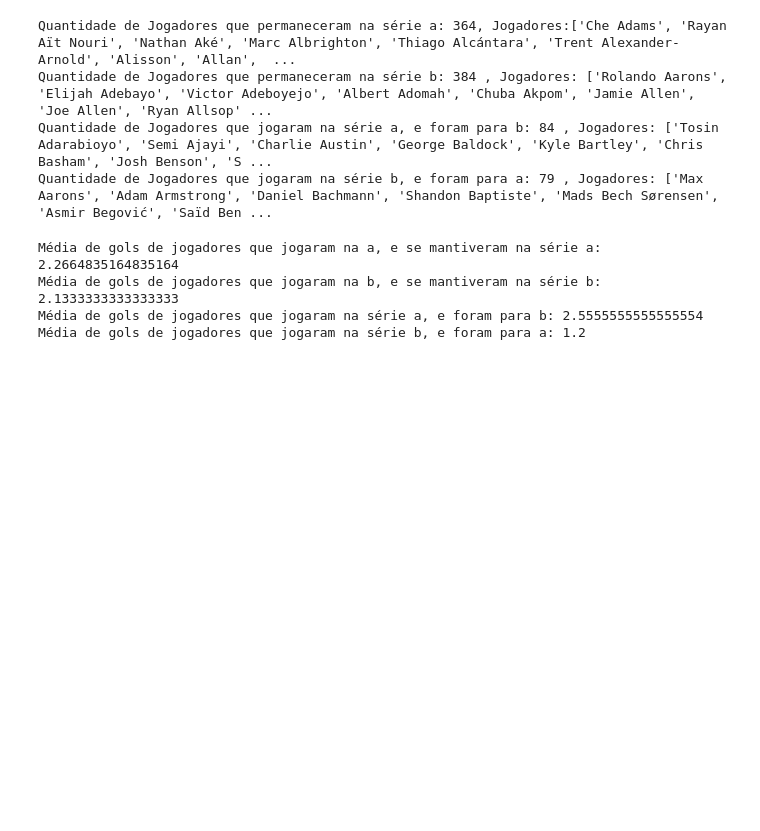
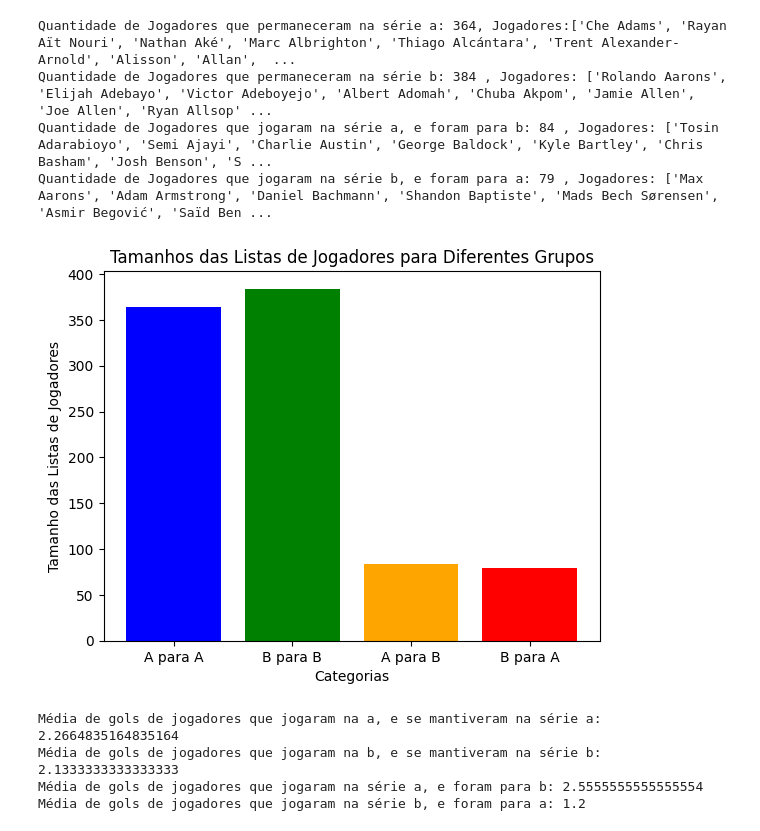
Before and after one commit to RodrigoflBraz/TCC---Data-Science-Applied-to-Football, a Jupyter notebook: ETL_dataset.ipynb, the cells around one changed output. Cells and saved outputs as stored; diff of their text form; code cells hidden in the pictures; blank space fills up the shorter version.

```diff
--- a/ETL_dataset.ipynb
+++ b/ETL_dataset.ipynb
@@ -209,6 +208,24 @@ Quantidade de Jogadores que permaneceram na série a: 364, Jogadores:['Che Adams
 Quantidade de Jogadores que permaneceram na série b: 384 , Jogadores: ['Rolando Aarons', 'Elijah Adebayo', 'Victor Adeboyejo', 'Albert Adomah', 'Chuba Akpom', 'Jamie Allen', 'Joe Allen', 'Ryan Allsop' ...
 Quantidade de Jogadores que jogaram na série a, e foram para b: 84 , Jogadores: ['Tosin Adarabioyo', 'Semi Ajayi', 'Charlie Austin', 'George Baldock', 'Kyle Bartley', 'Chris Basham', 'Josh Benson', 'S ...
 Quantidade de Jogadores que jogaram na série b, e foram para a: 79 , Jogadores: ['Max Aarons', 'Adam Armstrong', 'Daniel Bachmann', 'Shandon Baptiste', 'Mads Bech Sørensen', 'Asmir Begović', 'Saïd Ben ...
+# %%
+
+# Dados
+categorias = ['A para A', 'B para B', 'A para B', 'B para A']
+tamanhos = [tamanho_a_para_a, tamanho_b_para_b, tamanho_a_para_b, tamanho_b_para_a]
+
+# Criar o gráfico de barras
+plt.bar(categorias, tamanhos, color=['blue', 'green', 'orange', 'red'])
+
+# Adicionar rótulos e título
+plt.xlabel('Categorias')
+plt.ylabel('Tamanho das Listas de Jogadores')
+plt.title('Tamanhos das Listas de Jogadores para Diferentes Grupos')
+
+# Exibir o gráfico
+plt.show()
+# %% [output]
+[figure, added]
 # %%
 media_gols_a_para_a = df_jogadores_serie_a_para_a['Gols_y'].mean()
 media_gols_b_para_b = df_jogadores_serie_b_para_b['Gols_y'].mean()
```
Also changed, not shown: parts of 8 cells of this notebook.
